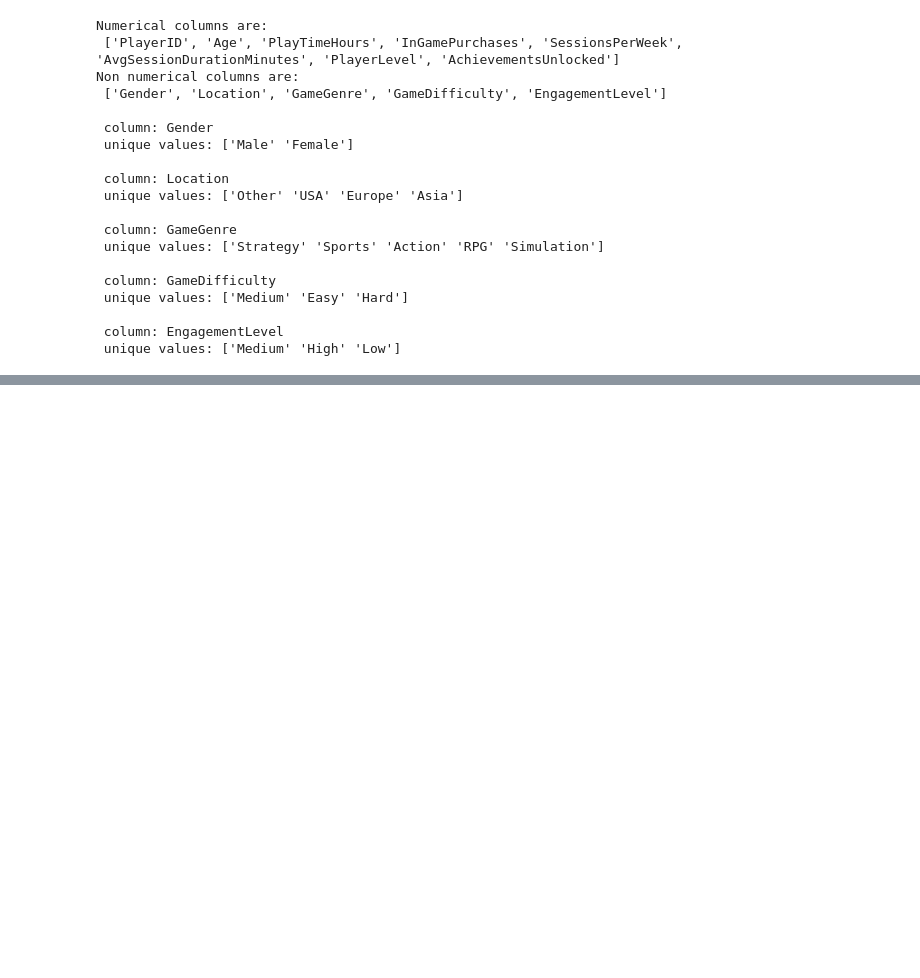
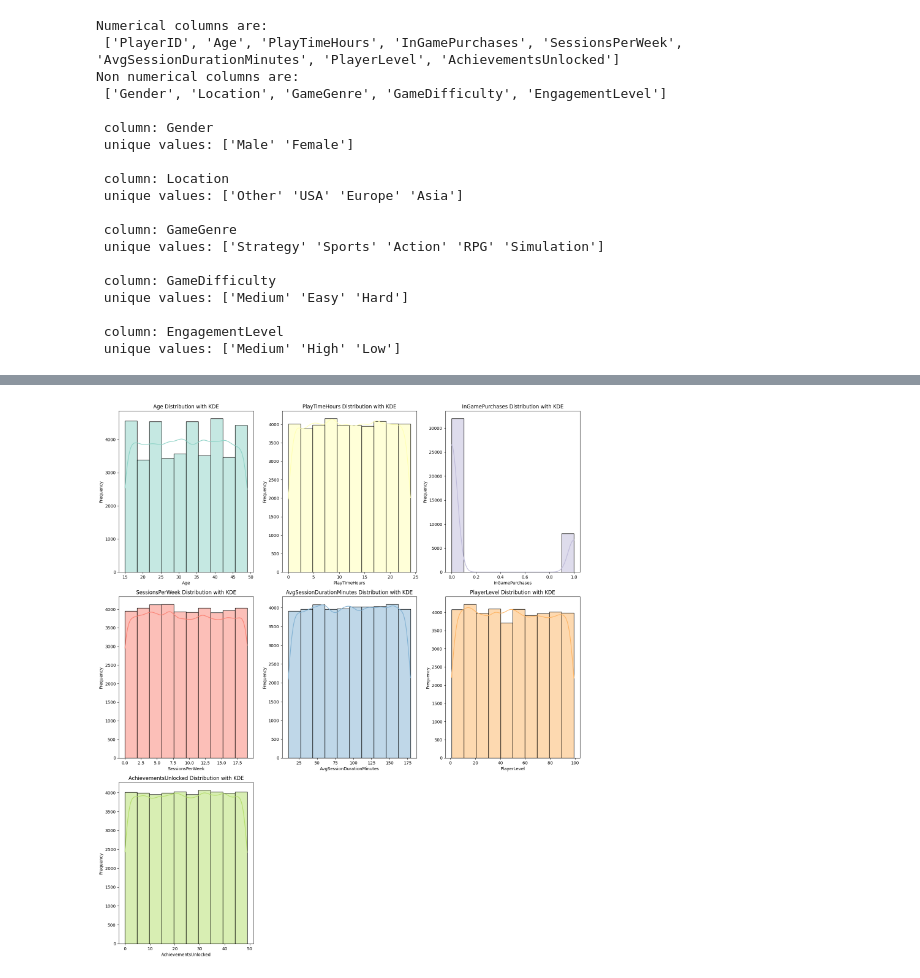
Before and after one commit to khalil-hub/Predict_player_behavior, a Jupyter notebook: notebooks/exploratory_analysis.ipynb, the cells around one changed output, grey strips where cells are left out. Saved outputs shown, nothing was run; the diff lists cells and outputs as text; code cells hidden in the pictures; blank space fills up the shorter version.

```diff
--- a/notebooks/exploratory_analysis.ipynb
+++ b/notebooks/exploratory_analysis.ipynb
@@ -103,0 +158,27 @@ Non numerical columns are:
+# %%
+# Function to perform univariate analysis for numeric columns
+def univariate_analysis(data, columns):
+    plt.figure(figsize=(16, 24))  # Adjusted to accommodate more plots
+
+    set3_colors = sns.color_palette("Set3", len(columns))
+
+    for i, column in enumerate(columns):
+        plt.subplot(4, 3, i + 1)
+        sns.histplot(data[column], kde=True, bins=10, color=set3_colors[i])
+        plt.title(f'{column.replace("_", " ")} Distribution with KDE')
+        plt.xlabel(column.replace('_', ' '))
+        plt.ylabel('Frequency')
+
+    plt.tight_layout()
+    plt.show()
+
+# Columns to analyze
+columns_to_analyze = [
+    'Age', 'PlayTimeHours', 'InGamePurchases', 'SessionsPerWeek',
+    'AvgSessionDurationMinutes', 'PlayerLevel', 'AchievementsUnlocked'
+]
+
+# Perform univariate analysis
+univariate_analysis(data, columns_to_analyze)
+# %% [output]
+[figure, added]
```
Also changed, not shown: parts of 10 cells of this notebook, 21 other files.
